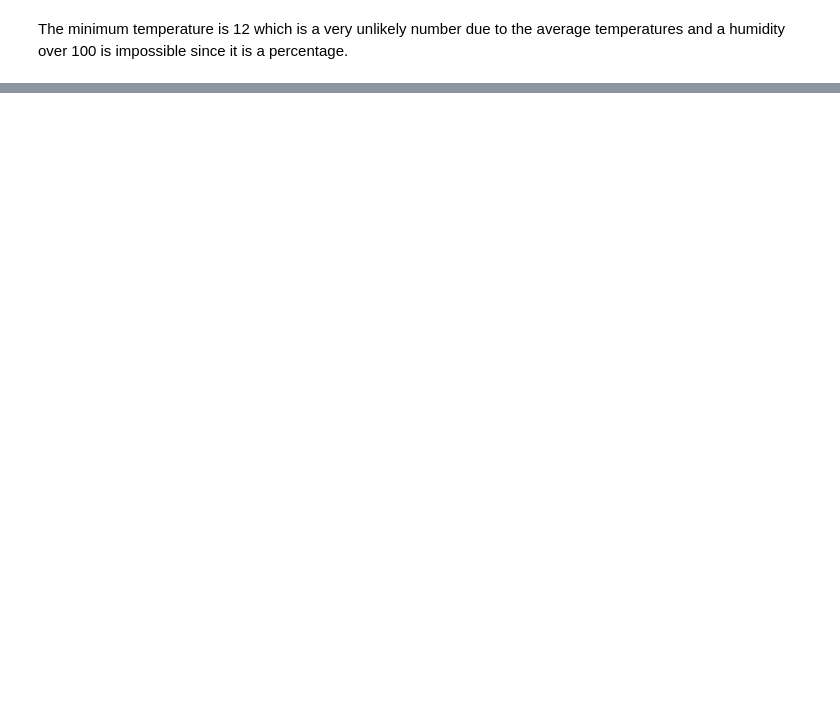
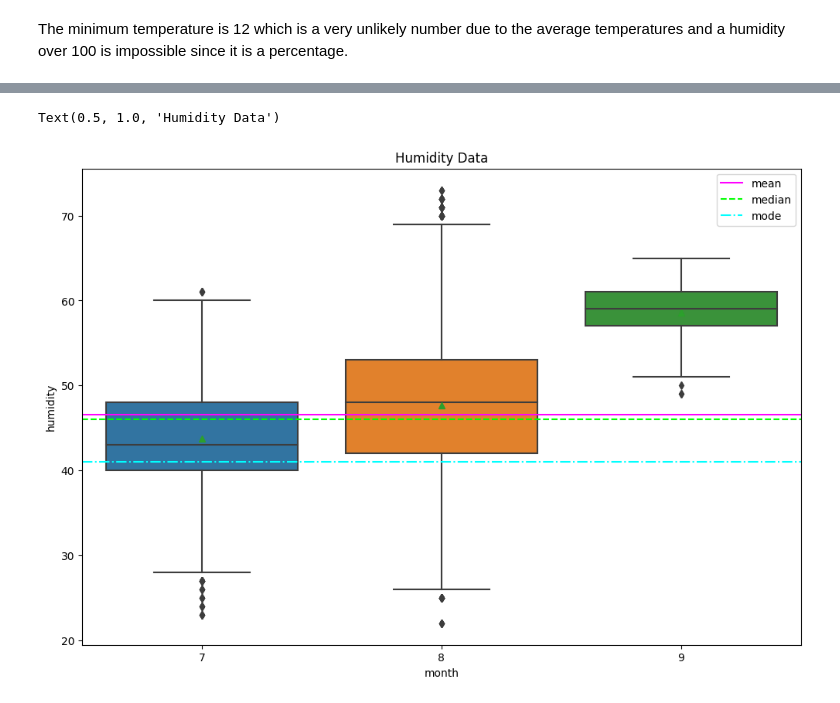
Before and after one commit to stephenjera/Kaggle-Projects, a Jupyter notebook: Temperature_Humidity_Dataset/temperature_data.ipynb, the cells around one changed output, grey strips where cells are left out. Cells and saved outputs as stored; diff of their text form; code cells hidden in the pictures; blank space fills up the shorter version.

```diff
--- a/Temperature_Humidity_Dataset/temperature_data.ipynb
+++ b/Temperature_Humidity_Dataset/temperature_data.ipynb
@@ -107,0 +167,9 @@ dtype: int64
+# %%
+# Get mean of humidity
+humid_mean = df_temperature_data['humidity'].mean()
+# %%
+# Get median of humidity
+humid_med = df_temperature_data['humidity'].median()
+# %%
+# Get the mode of humidity
+humid_mode = df_temperature_data['humidity'].mode()
@@ -140,3 +227,17 @@ sns.boxplot(x=df_temperature_data['month'], y=df_temperature_data['humidity'], d
+# %%
+# Plot box plots for humidity over the months
+plt.figure(figsize=(12, 8))
+sns.boxplot(data=df_temperature_data, x='month', y='humidity', showmeans=True)
+plt.axhline(y=humid_mean, color='magenta', linestyle='solid', label='mean')
+plt.axhline(y=humid_med, color='lime', linestyle='dashed', label='median')
+plt.axhline(y=int(humid_mode), color='cyan', linestyle='dashdot', label='mode')
+plt.legend()
+
+
+plt.title('Humidity Data')
+# %% [output]
+Text(0.5, 1.0, 'Humidity Data')
+[figure, added]
 # %%
 # year shows only nan
 corr = df_temperature_data.drop('year', axis=1).corr()
```
Also changed, not shown: parts of 22 cells of this notebook.
